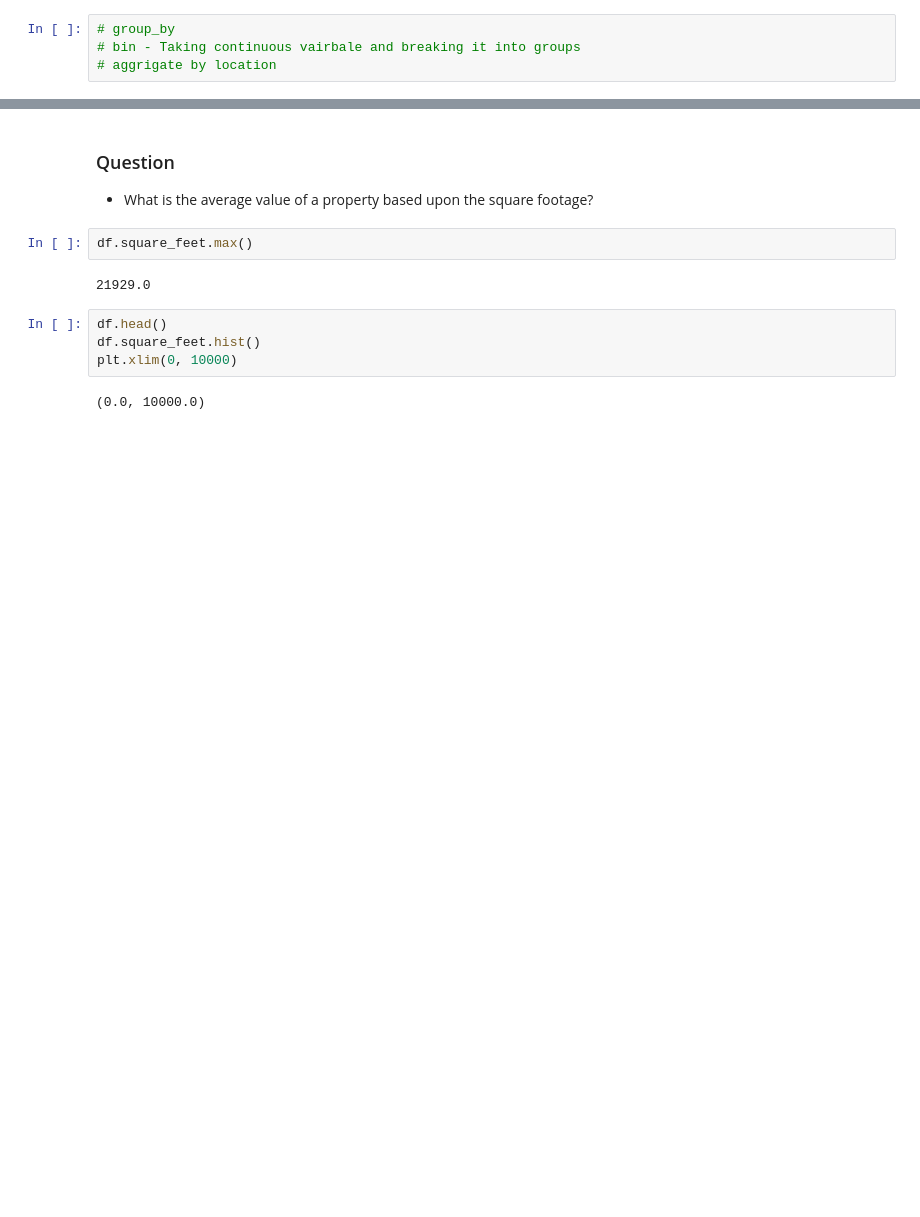
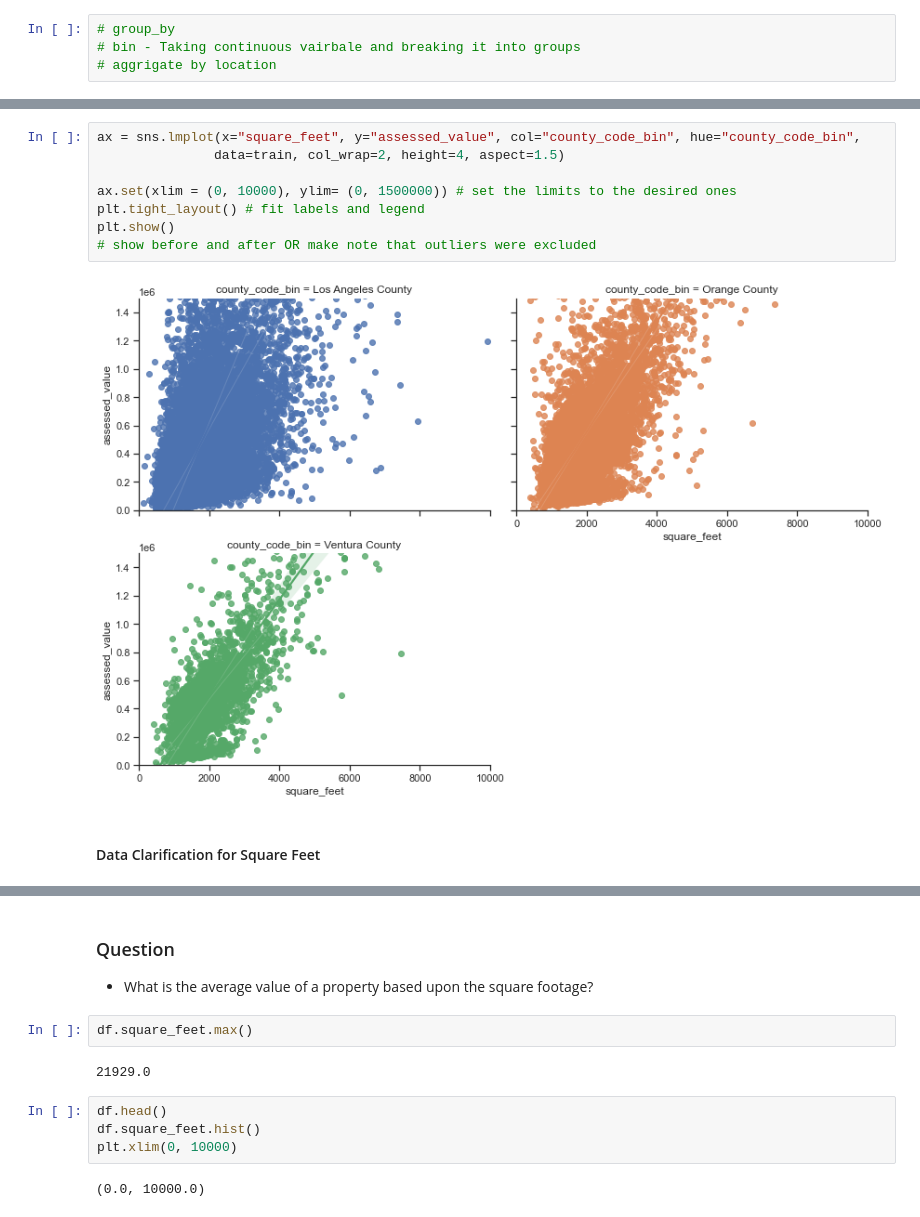
Before and after one commit to rachelrobbinsmayhill/regression-project, a Jupyter notebook: workbook_acquire_prepare.ipynb, the cells around one changed output, grey strips where cells are left out. Saved outputs shown, nothing was run; the diff lists cells and outputs as text; blank space fills up the shorter version.

```diff
--- a/workbook_acquire_prepare.ipynb
+++ b/workbook_acquire_prepare.ipynb
@@ -358,0 +410,12 @@ df.groupby(['bedrooms', 'bathrooms']).assessed_value.agg(['min', 'mean', 'max'])
+# %%
+ax = sns.lmplot(x="square_feet", y="assessed_value", col="county_code_bin", hue="county_code_bin",
+               data=train, col_wrap=2, height=4, aspect=1.5)
+
+ax.set(xlim = (0, 10000), ylim= (0, 1500000)) # set the limits to the desired ones
+plt.tight_layout() # fit labels and legend
+plt.show()
+# show before and after OR make note that outliers were excluded
+# %% [output]
+[figure, added]
+# %% [markdown]
+#### Data Clarification for Square Feet
```
Also changed, not shown: parts of 87 cells of this notebook.
